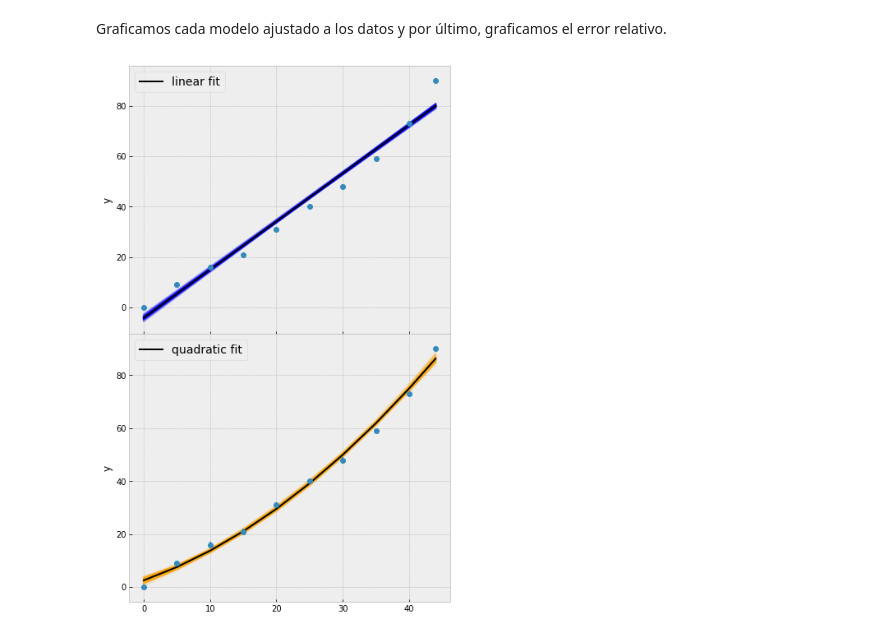
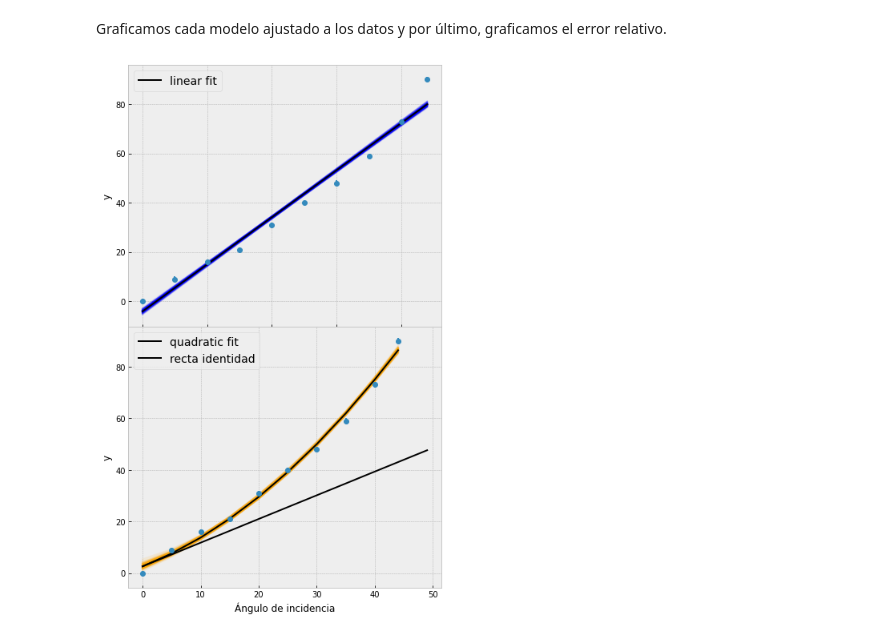
Before and after one commit to BaruchMM/Analisis_laboratorio, a Jupyter notebook: Analisis de datos.ipynb, the cells around one changed output. Saved outputs shown, nothing was run; the diff lists cells and outputs as text; code cells hidden in the pictures.

```diff
--- a/Analisis de datos.ipynb
+++ b/Analisis de datos.ipynb
@@ -86,14 +74,13 @@ Para una desviación estandar $\sigma$, generamos los datos o muestras que usare
 # sigma = 1 # standard deviation of the noise
 # data = quadratic_line(x, d_true, m_true, c_true) + sigma * np.random.randn(M)
 # primera parte
-data = np.array([0,3,6,10,13,16,19,22,26,28])
+dataRefraccion = np.array([0,3,6,10,13,16,19,22,26,28])
+dataRefleccion = np.array([0,6,10,16,21,25,30,35,41,45])
 x = np.array([0,5,10,15,20,25,30,35,40,45])
-#zoom de primera parte
-data = np.array([19,22,26,28])
-x = np.array([30,35,40,45])
 # segunda parte
 data = np.array([0,9,16,21,31,40,48,59,73,90])
 x =    np.array([0,5,10,15,20,25,30,35,40,44])
+sigma = 1
 # %% [markdown]
 Graficamos los datos junto con las líneas de los modelos quadrático y lineal con los valores reales de $d,m,c$.
 # %%
@@ -191,7 +178,7 @@ t0 = time.time()
 # %% [markdown]
 Comenzamos el muestreo usando Zeus con los parámetros establecidos para ajustar un **modelo lineal** a los datos observados.
 # %%
-sampler0 = zeus.EnsembleSampler(nwalkers, ndim, logpost, args=[data, sigma, x,i]) # Initialise the sampler
+sampler0 = zeus.EnsembleSampler(nwalkers, ndim, logpost, args=[dataRefraccion, sigma, x,i]) # Initialise the sampler
 sampler0.run_mcmc(start, nsteps) # Run sampling
 sampler0.summary # Print summary diagnostics
 print("Multiprocessing took {0:.1f} seconds".format(time.time()-t0))
@@ -229,10 +216,10 @@ i = 1
 ndim = i + 2 # Number of parameters/dimensions (e.g. m and c)
 start = 0.01 * np.random.randn(nwalkers, ndim) # Initial positions of the walkers.
 t0 = time.time()
-sampler1 = zeus.EnsembleSampler(nwalkers, ndim, logpost, args=[data, sigma, x,i]) # Initialise the sampler
-sampler1.run_mcmc(start, nsteps) # Run sampling
+sampler0 = zeus.EnsembleSampler(nwalkers, ndim, logpost, args=[dataRefraccion, sigma, x,i]) # Initialise the sampler
+sampler0.run_mcmc(start, nsteps) # Run sampling
 
-sampler1.summary # Print summary diagnostics
+sampler0.summary # Print summary diagnostics
 print("Multiprocessing took {0:.1f} seconds".format(time.time()-t0))
 # %% [output]
 Initialising ensemble of 10 walkers...
@@ -259,0 +247,13 @@ plt.show()
+# %%
+
+#If a linear regression is desired,set p = 0, if not, we will have a
+#quadratic regression with p = 1.
+i = 1
+ndim = i + 2 # Number of parameters/dimensions (e.g. m and c)
+start = 0.01 * np.random.randn(nwalkers, ndim) # Initial positions of the walkers.
+t0 = time.time()
+sampler1 = zeus.EnsembleSampler(nwalkers, ndim, logpost, args=[dataRefleccion, sigma, x,i]) # Initialise the sampler
+sampler1.run_mcmc(start, nsteps) # Run sampling
+
+sampler1.summary # Print summary diagnostics
+print("Multiprocessing took {0:.1f} seconds".format(time.time()-t0))
@@ -323,32 +347,34 @@ ax1=plt.subplot(gs[0])
 inds = np.random.randint(len(chain0[:,1]), size=100)
 for ind in inds:
     sample = chain0[ind]
     ax1.plot(x, np.dot(np.vander(x, 2), sample[:2]),colors[0], alpha=0.1)
 
 ax1.errorbar(x, data, yerr=sigma, fmt="o")
 # ax1.plot(x, straight_line(x,m_true,c_true), 'k--', label="truth")
 ax1.plot(x, straight_line(x,m_fit0,c_fit0), 'k', label="linear fit")
 
 ###
 inds = np.random.randint(len(chain1), size=100)
 ax2=plt.subplot(gs[1])
 for ind in inds:
     sample = chain1[ind]
     ax2.plot(x, np.dot(np.vander(x, 3), sample[:3]), colors[1], alpha=0.1)
 ax2.errorbar(x, data, yerr=sigma, fmt="o")
 # ax2.plot(x, quadratic_line(x,d_true,m_true,c_true), 'k--', label="truth")
 ax2.plot(x, quadratic_line(x,d_fit1,m_fit1,c_fit1), 'k', label="quadratic fit")
+identiti = np.linspace(0,45)
+ax2.plot(identiti+quadratic_line(x,d_fit1,m_fit1,c_fit1)[0], 'k', label="recta identidad")
 
 ###
 
 ax1.legend(fontsize=14)
 ax2.legend(fontsize=14)
 models = ['linear model', 'quadratic model']
 ax3.legend(models,loc='best',frameon=False)
 ax1.set_ylabel(r'y')
-ax3.set_xlabel(r'x')
+ax2.set_xlabel(r'Ángulo de incidencia')
 ax2.set_ylabel(r'y')
 plt.setp(ax1.get_xticklabels(), visible=False)
 plt.subplots_adjust(hspace=.0)
 # %% [output]
-[figure, old version]
+[figure, new version]
```
Also changed, not shown: parts of 14 cells of this notebook.
